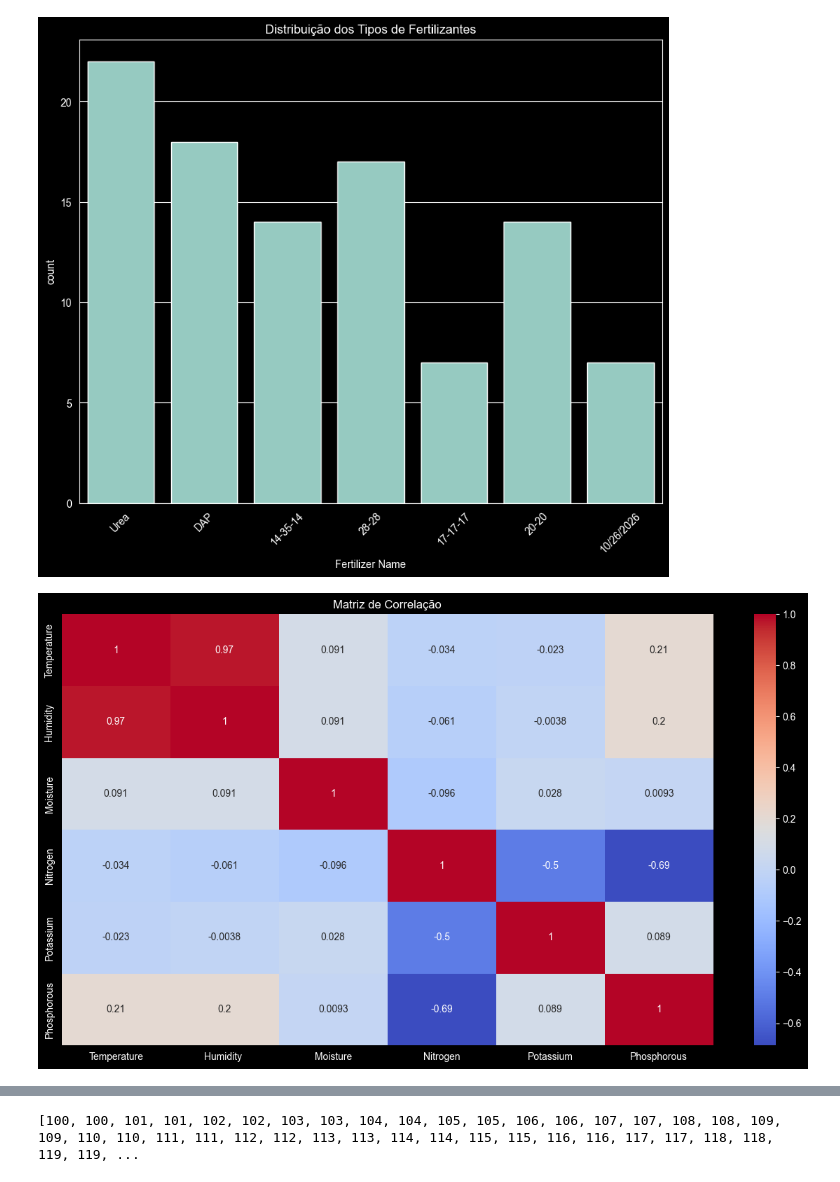
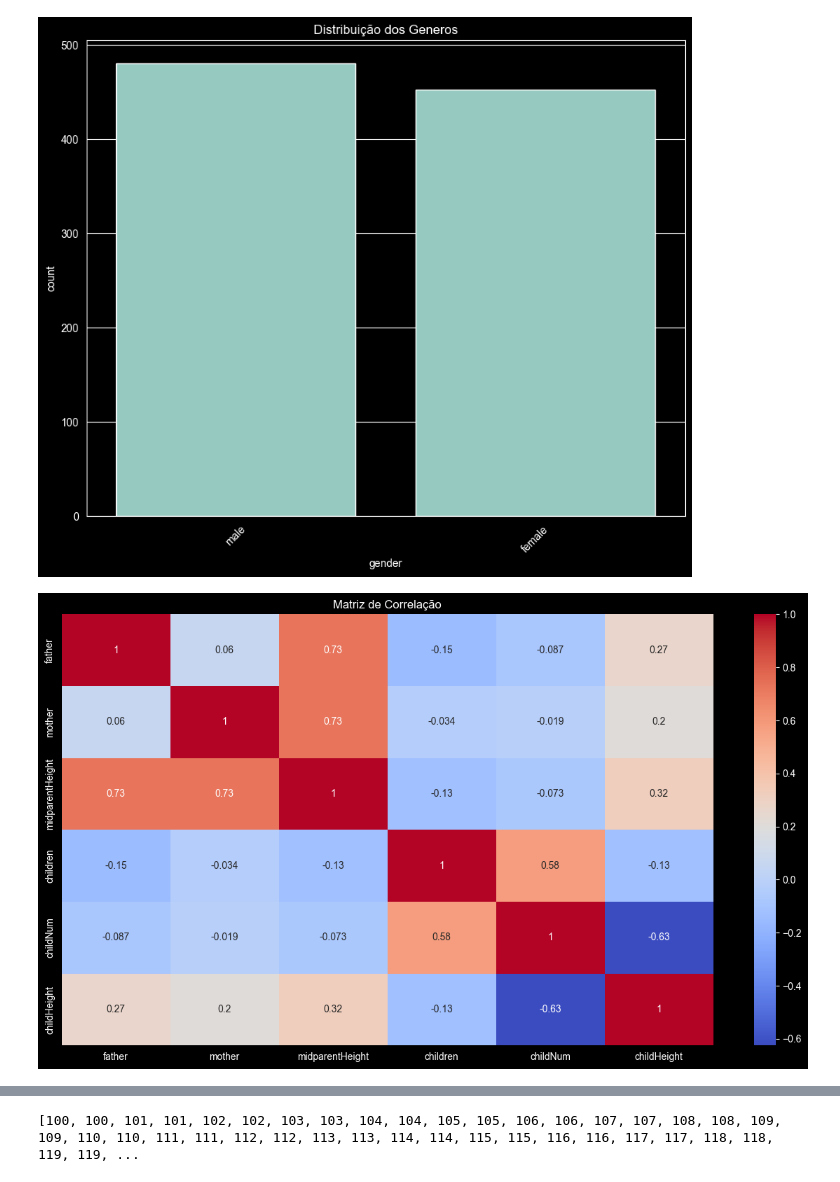
Before and after one commit to jotaviomoraes/TEMPLATE-FIAP-GRAD-ON-IA, a Jupyter notebook: ANO1/FASE3/machine_learning.ipynb, the cells around one changed output, grey strips where cells are left out. Drawn from its saved outputs; the diff is of its cells as text; code cells hidden in the pictures.

```diff
--- a/ANO1/FASE3/machine_learning.ipynb
+++ b/ANO1/FASE3/machine_learning.ipynb
@@ -18,8 +18,9 @@ from sklearn.tree import DecisionTreeClassifier
 from sklearn.ensemble import RandomForestClassifier
 from sklearn.metrics import accuracy_score, classification_report
 # %%
-df = pd.read_csv ("HTML_Cap10_fertilizer_prediction.csv")
+df = pd.read_csv ("galton.csv")
 #tinha uma coluna a mais vazia...
-df = df.drop("Unnamed: 9", axis=1)
+#df = df.drop("Unnamed: 9", axis=1)
+#df.dropna(axis=1, how='all', inplace=True)
 df.head(10)
 # %% [output]
@@ -74,14 +79,14 @@ Existem 0 duplicados
 # %%
-#distribuicao dos labels (para ver se existem amostras o suficiente de cada, ha pouco 171717 e 10/26/2026)
+#distribuicao dos labels (para ver se existem amostras o suficiente de cada, )
 plt.figure(figsize=(10, 8) )
-sns.countplot(x='Fertilizer Name', data=df)
-plt.title("Distribuição dos Tipos de Fertilizantes")
+sns.countplot(x='gender', data=df)
+plt.title("Distribuição dos Generos")
 plt.xticks(rotation=45)
 plt.show()
 # %% [output]
-[figure, old version]
+[figure, new version]
 # %%
-# Correlação entre as features numéricas,( umidade e temperatura sao extremamente correlacionadas, nao daria pra excluir uma variavel no treino ? para esse pensamento serve o esse grafico)
+# Correlação entre as features numéricas,( nao daria pra excluir uma variavel no treino ? para esse pensamento serve o esse grafico // multicolinearidade, especialmente para modelos de regressao multipla)
 
 numerics = ['int16', 'int32', 'int64', 'float16', 'float32', 'float64']
 plt.figure(figsize=(15,8))
@@ -89,7 +94,7 @@ sns.heatmap(df.select_dtypes(include=numerics).corr(), annot=True,cmap='coolwarm
 plt.title("Matriz de Correlação")
 plt.show()
 # %% [output]
-[figure, old version]
+[figure, new version]
 # %%
 #LIMPEZA DO DADOS ########################################################################
 # %%
```
Also changed, not shown: parts of 20 cells of this notebook.
